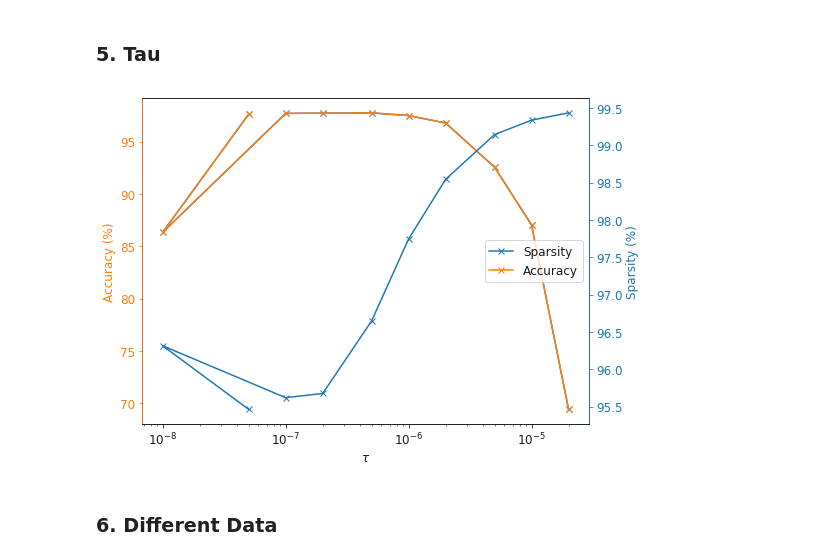
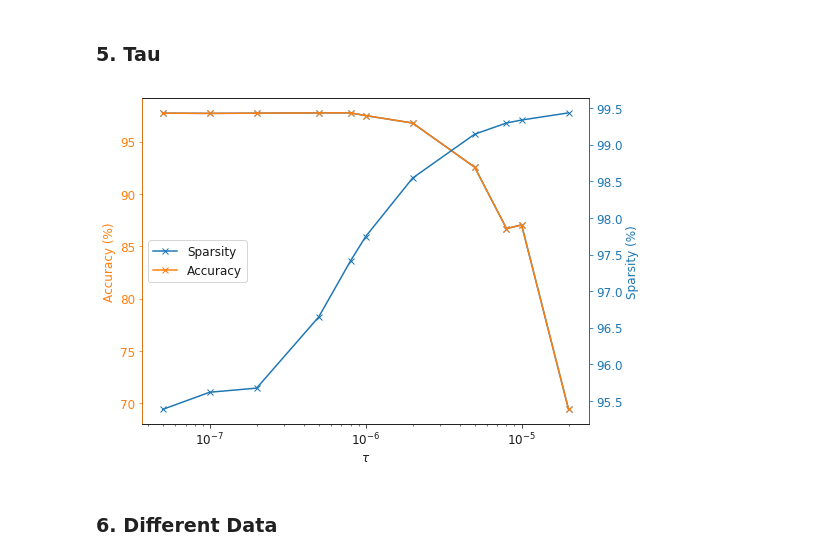
Before and after one commit to okz12/NN_compression, a Jupyter notebook: writeup/sws/sws_plot.ipynb, the cells around one changed output. Drawn from its saved outputs; the diff is of its cells as text; code cells hidden in the pictures.

```diff
--- a/writeup/sws/sws_plot.ipynb
+++ b/writeup/sws/sws_plot.ipynb
@@ -250,8 +231,29 @@ plt.show()
 mix_exp = pd.DataFrame(columns = ["mixture", "acc", "sp"])
 idx=0
 #start from 10, 1000
-mixlist = [3, 5, 6, 8, 10, 12, 14, 16]
+mixlist = [3, 4, 6, 8, 10, 12, 14, 16]
+#mixlist = [3, 4, 5, 6, 7, 8, 9, 10, 11, 12, 14, 15, 16]
 for mix in mixlist:
     res = loadfile(1, 0.1, 1000, 1000, 1e-6, int(0), mix, "LeNet_300_100", model_save_dir = "./files")
     mix_exp.loc[idx] = ([mix, res["prune_acc"]["test"], res["sparsity"]])
     idx+=1
+
+fig, ax1 = plt.subplots(figsize=(8,6))
+
+ax2 = ax1.twinx()
+p2 = ax1.plot(mix_exp['mixture'], mix_exp['acc'], label = "Sparsity")
+p1 = ax1.plot(mix_exp['mixture'], mix_exp['acc'], label = "Accuracy",  marker = 'x')
+p1c = p1[0].get_color()
+p2c = p2[0].get_color()
+ax1.legend(loc=1)
+p2 = ax2.plot(mix_exp['mixture'], mix_exp['sp'], color = p2c,  marker = 'x')
+
+ax1.set_xlabel('Mixtures')
+ax1.set_ylabel('Accuracy (%)', color=p1c)
+ax2.set_ylabel('Sparsity (%)', color=p2c)
+ax2.spines['left'].set_color(p1c)
+ax2.spines['right'].set_color(p2c)
+ax1.tick_params(axis='y', colors=p1c)
+ax2.tick_params(axis='y', colors=p2c)
+plt.savefig('figs/swsmix.eps', format='eps', dpi=1000, bbox_inches='tight')
+plt.show()
@@ -281,7 +263,7 @@ plt.show()
 ### 5. Tau
 # %%
 tau_exp = pd.DataFrame(columns = ["tau", "acc", "sp"])
-taulist = [5e-8, 1e-8, 1e-7, 2e-7, 5e-7, 1e-6, 2e-6, 5e-6, 1e-5, 2e-5]#[5e-8, 2e-8, 1e-8, 8e-7, 8e-6, 5e-5]
+taulist = [5e-8, 1e-7, 2e-7, 5e-7, 8e-7, 1e-6, 2e-6,5e-6, 8e-6, 1e-5, 2e-5]#[5e-8, 2e-8, 1e-8, 8e-7, 8e-6, 5e-5]
 for tau in taulist:
     res = loadfile(1, 0.1, 1000, 1000, tau, int(0), 16, "LeNet_300_100", model_save_dir = "./files")
     tau_exp.loc[idx] = ([tau, res["prune_acc"]["test"], res["sparsity"]])
@@ -289,25 +271,25 @@ for tau in taulist:
 # %%
 fig, ax1 = plt.subplots(figsize=(8,6))
 ax1.semilogx()
 ax2 = ax1.twinx()
 
 p2 = ax1.plot(tau_exp['tau'], tau_exp['acc'], label = "Sparsity", marker = 'x')
 p1 = ax1.plot(tau_exp['tau'], tau_exp['acc'], label = "Accuracy",  marker = 'x')
 p1c = p1[0].get_color()
 p2c = p2[0].get_color()
-ax1.legend(loc=7)
+ax1.legend(loc=6)
 p2 = ax2.plot(tau_exp['tau'], tau_exp['sp'], color = p2c,  marker = 'x')
 
 ax1.set_xlabel('$\\tau$')
 ax1.set_ylabel('Accuracy (%)', color=p1c)
 ax2.set_ylabel('Sparsity (%)', color=p2c)
 ax2.spines['left'].set_color(p1c)
 ax2.spines['right'].set_color(p2c)
 ax1.tick_params(axis='y', colors=p1c)
 ax2.tick_params(axis='y', colors=p2c)
 plt.savefig('figs/swstau.eps', format='eps', dpi=1000, bbox_inches='tight')
 plt.show()
 # %% [output]
-[figure, old version]
+[figure, new version]
 # %% [markdown]
 ### 6. Different Data
```
Also changed, not shown: parts of 11 cells of this notebook, 6 other files.
